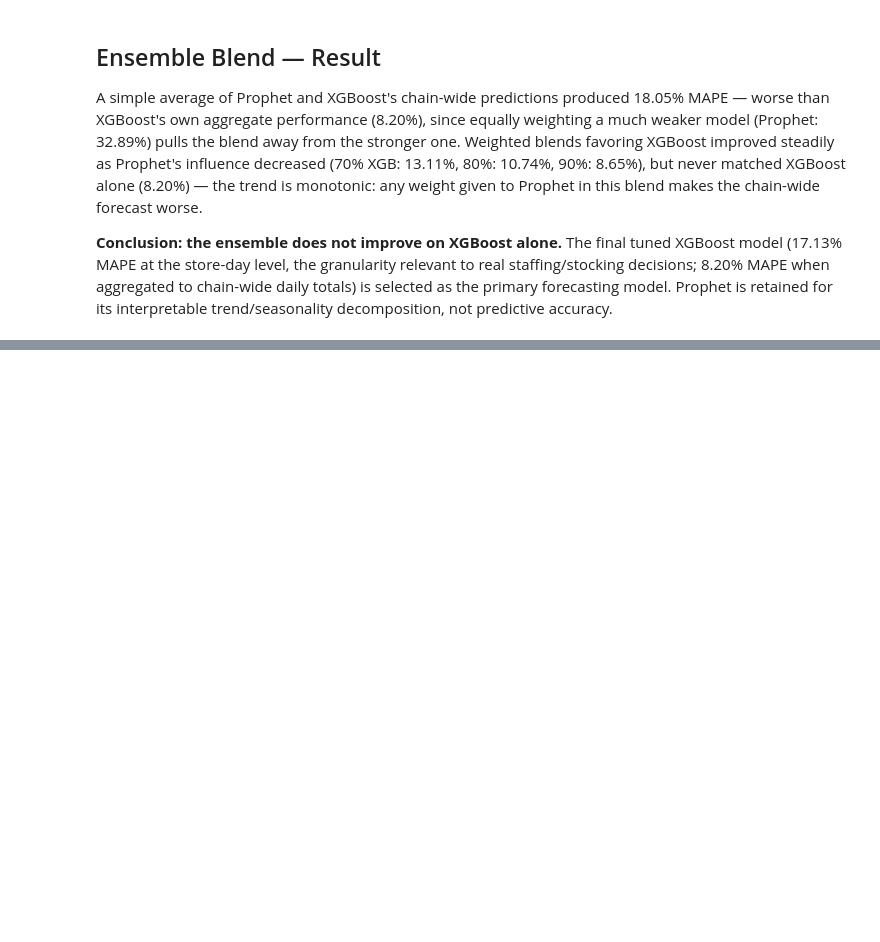
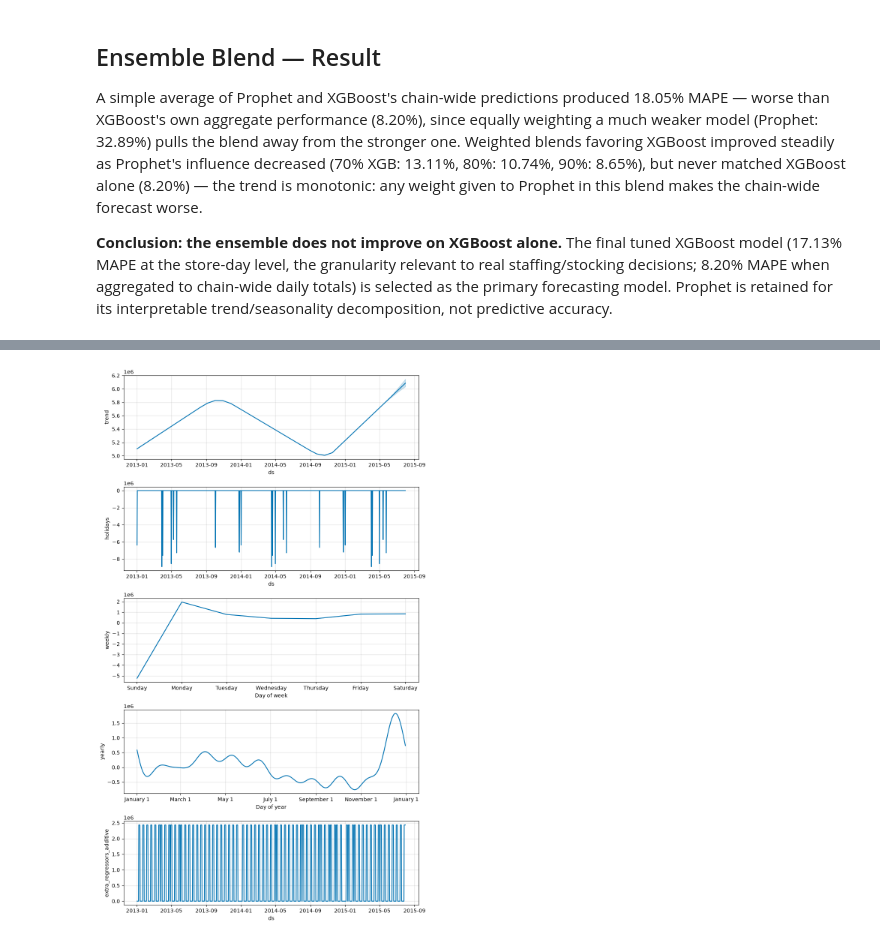
Before and after one commit to Venkatavishnuvardhanthota/rossmann-sales-forecasting, a Jupyter notebook: notebooks/02_forecasting_models.ipynb, the cells around one changed output, grey strips where cells are left out. Drawn from its saved outputs; the diff is of its cells as text; code cells hidden in the pictures; blank space fills up the shorter version.

```diff
--- a/notebooks/02_forecasting_models.ipynb
+++ b/notebooks/02_forecasting_models.ipynb
@@ -711,0 +717,10 @@ not predictive accuracy.
+# %%
+# Cell 30 - Plot Prophet's decomposition into separate trend, weekly, and
+# yearly panels — visual proof of the December seasonality and Sunday
+# dip findings established numerically earlier in this project
+
+fig2 = holiday_model.plot_components(forecast_holiday)
+plt.savefig('../outputs/charts/30_prophet_components.png', dpi=150, bbox_inches='tight')
+plt.show()
+# %% [output]
+[figure, added]
```
Also changed, not shown: parts of 4 cells of this notebook, 3 other files.
